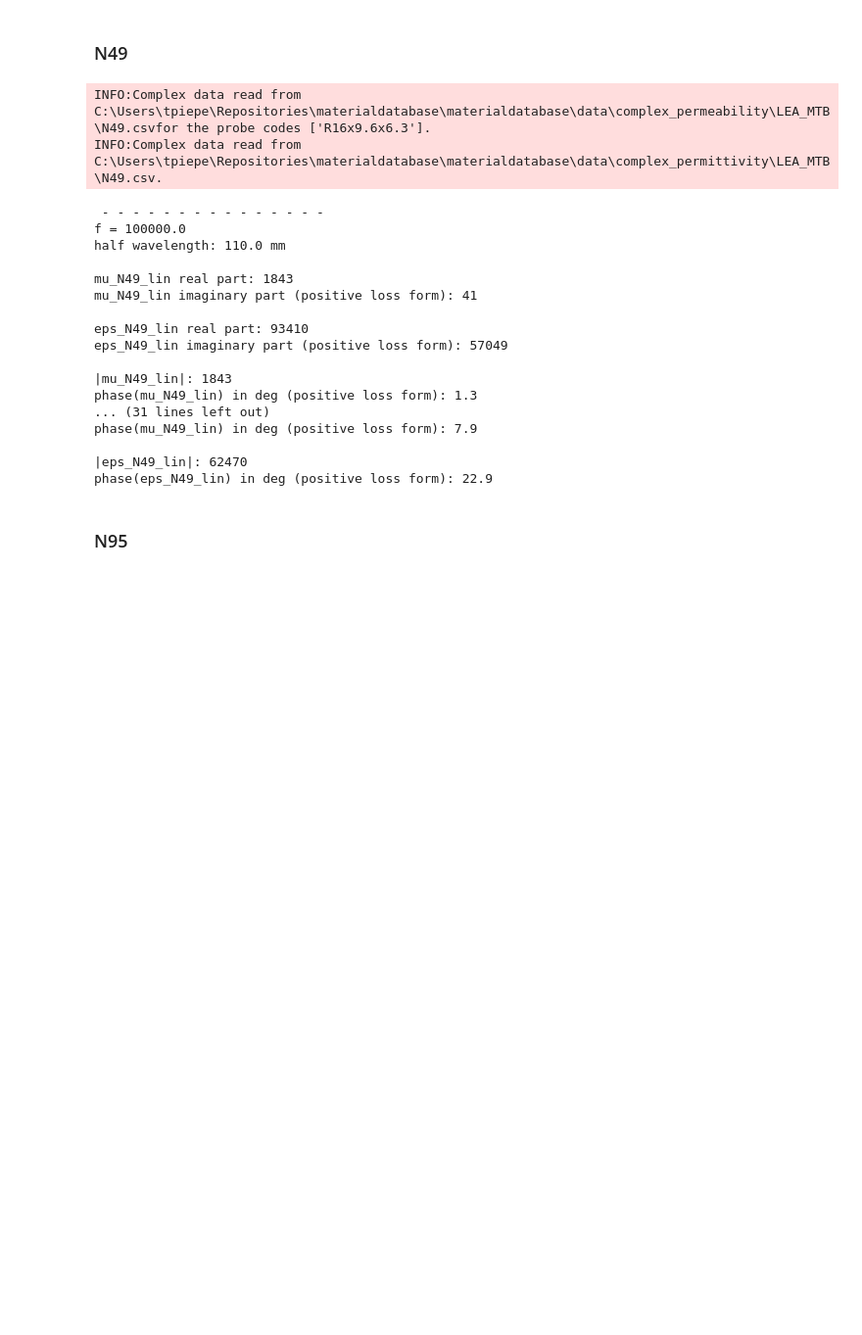
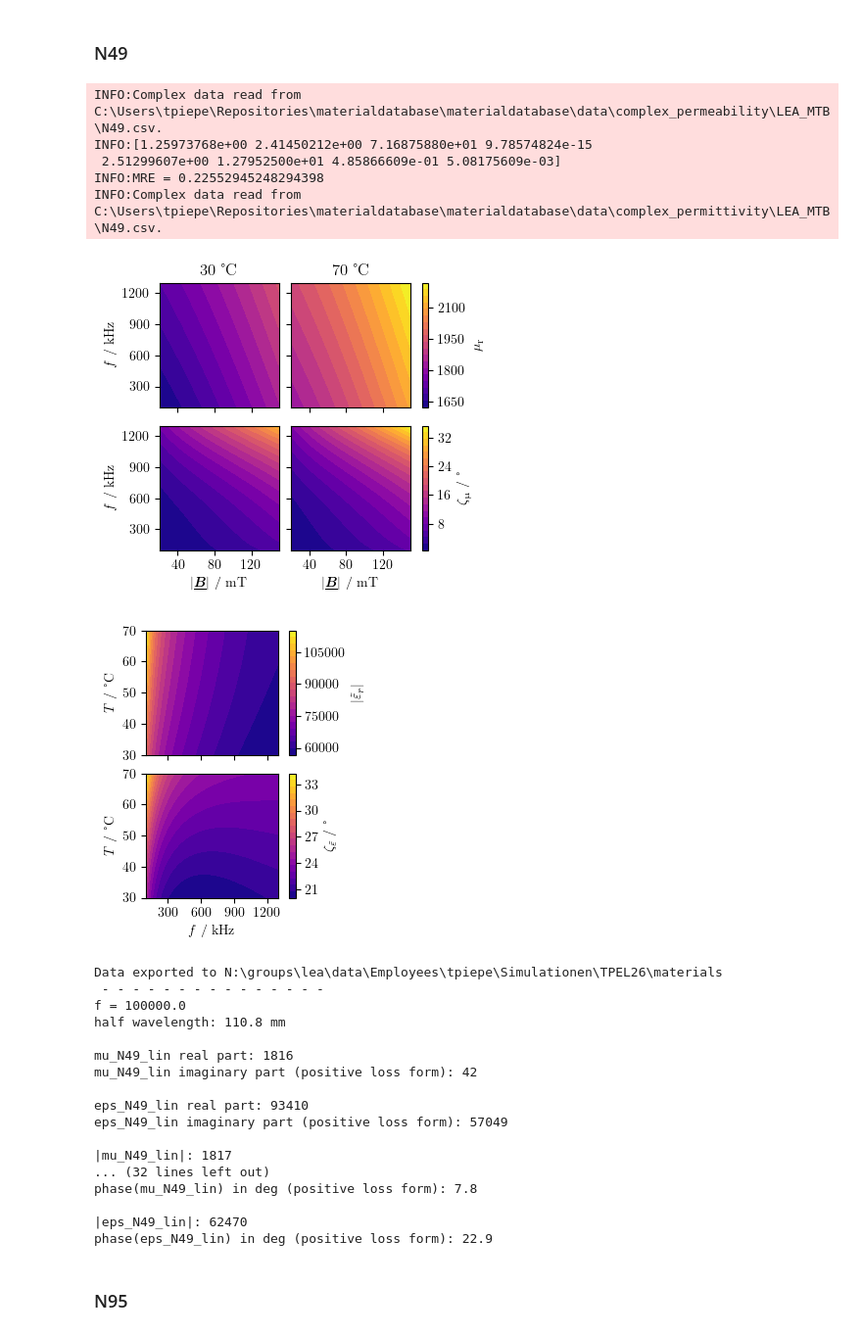
Before and after one commit to upb-lea/dimensional-performance-factor, a Jupyter notebook: dev/material_data.ipynb, the cells around one changed output. Shown at 98% size. Cells and saved outputs as stored; diff of their text form; code cells hidden in the pictures; blank space fills up the shorter version.

```diff
--- a/dev/material_data.ipynb
+++ b/dev/material_data.ipynb
@@ -15,11 +15,11 @@ from materialdatabase.processing.utils.constants import epsilon_0, mu_0
 logging.basicConfig(format='%(levelname)s:%(message)s', level=logging.INFO)
 
 # Plot settings
-plot = False
+plot = True
 path2grid_plot = paths.grafics
 
 # Save settings
-save_to_file = False
+save_to_file = True
 path2grid_export = paths.material_data
 
 # init a material database instance
@@ -28,24 +28,26 @@ mdb_data = mdb.Data()
 ### N49
 # %%
 material_name = mdb.Material.N49
-probe_codes = ["R16x9.6x6.3"]
+probe_codes = None
+# probe_codes = ["R16x9.6x6.3"]
+# probe_codes = ["65Y"]
 permeability_data_source = mdb.DataSource.LEA_MTB
 permittivity_data_source = mdb.DataSource.LEA_MTB
 
 # set limits to restrict the used fit data
-f_min_grid = 1e5
-f_max_grid = 1.3e6
+f_min = 100e3
+f_max = 1.3e6
 
 # Permeability
 permeability = mdb_data.get_complex_permeability(material=material_name,
                                                  data_source=permeability_data_source,
                                                  pv_fit_function=mdb.FitFunction.enhancedSteinmetz,
                                                  probe_codes=probe_codes)
-df_permeability_grid = permeability.to_grid(grid_frequency=np.linspace(f_min_grid, f_max_grid, 20),
-                                            grid_temperature=np.linspace(30, 70, 10),
+df_permeability_grid = permeability.to_grid(grid_frequency=np.linspace(f_min, f_max, 50),
+                                            grid_temperature=np.linspace(30, 70, 20),
                                             grid_flux_density=np.linspace(0, 0.2, 100),
-                                            f_min_measurement=f_min_grid,
-                                            f_max_measurement=f_max_grid,
+                                            f_min_measurement=None,
+                                            f_max_measurement=None,
                                             T_min_measurement=None,
                                             T_max_measurement=None,
                                             b_min_measurement=None,
@@ -54,10 +56,10 @@ df_permeability_grid = permeability.to_grid(grid_frequency=np.linspace(f_min_gri
 # Permittivity
 permittivity = mdb_data.get_complex_permittivity(material=material_name,
                                                  data_source=permittivity_data_source)
-df_permittivity_grid = permittivity.to_grid(grid_frequency=np.linspace(f_min_grid, f_max_grid, 50),
+df_permittivity_grid = permittivity.to_grid(grid_frequency=np.linspace(f_min, f_max, 50),
                                             grid_temperature=np.linspace(30, 70, 20),
-                                            f_min_measurement=f_min_grid,
-                                            f_max_measurement=f_max_grid,
+                                            f_min_measurement=f_min,
+                                            f_max_measurement=f_max,
                                             T_min_measurement=None,
                                             T_max_measurement=None)
 
@@ -70,7 +72,7 @@ if plot:
                            save_path=link2permeability_plot,
                            temps=[30, 70],
                            no_levels=20,
-                           f_min=f_min_grid, f_max=f_max_grid,
+                           f_min=f_min, f_max=f_max,
                            b_min=20e-3, b_max=150e-3)
 
     # Permittivity
@@ -99,49 +101,54 @@ for f in f_lin:
     # get linearized material data of N49 at 1 MHz, 60 C, 50 mT
     [mu_real], [mu_imag] = permeability.fit_real_and_imaginary_part_at_f_and_T(f_op=f, T_op=60, b_vals=np.array([50e-3]))
     eps_real, eps_imag = permittivity.fit_real_and_imaginary_part_at_f_and_T(f=f, T=60)
 
     # as complex numbers
     mu_N49_lin = mu_real - 1j * mu_imag
     eps_N49_lin = eps_real - 1j * eps_imag
 
     # wavelength
     k_ = 2 * np.pi * f * np.sqrt(mu_N49_lin * mu_0 * eps_N49_lin * epsilon_0)
     wavelength = 2 * np.pi / k_.real
 
 
     # print real and imaginary parts
     print(f" - - - - - - - - - - - - - - -")
     print(f"{f = :.1f}")
-    print(f"half wavelength: {wavelength / 2 * 1000:.1f} mmt\n")
+    print(f"half wavelength: {wavelength / 2 * 1000:.1f} mm\n")
 
     print(f"mu_N49_lin real part: {mu_N49_lin.real:.0f}")
     print(f"mu_N49_lin imaginary part (positive loss form): {-mu_N49_lin.imag:.0f}\n")
 
     print(f"eps_N49_lin real part: {eps_N49_lin.real:.0f}")
     print(f"eps_N49_lin imaginary part (positive loss form): {-eps_N49_lin.imag:.0f}\n")
 
     print(f"|mu_N49_lin|: {abs(mu_N49_lin):.0f}")
     print(f"phase(mu_N49_lin) in deg (positive loss form): {-np.rad2deg(np.arctan(mu_N49_lin.imag / mu_N49_lin.real)):.1f}\n")
 
     print(f"|eps_N49_lin|: {abs(eps_N49_lin):.0f}")
     print(f"phase(eps_N49_lin) in deg (positive loss form): {-np.rad2deg(np.arctan(eps_N49_lin.imag / eps_N49_lin.real)):.1f}\n")
 # %% [output]
-INFO:Complex data read from C:\Users\tpiepe\Repositories\materialdatabase\materialdatabase\data\complex_permeability\LEA_MTB\N49.csvfor the probe codes ['R16x9.6x6.3'].
+INFO:Complex data read from C:\Users\tpiepe\Repositories\materialdatabase\materialdatabase\data\complex_permeability\LEA_MTB\N49.csv.
+INFO:[1.25973768e+00 2.41450212e+00 7.16875880e+01 9.78574824e-15
+ 2.51299607e+00 1.27952500e+01 4.85866609e-01 5.08175609e-03]
+INFO:MRE = 0.22552945248294398
 INFO:Complex data read from C:\Users\tpiepe\Repositories\materialdatabase\materialdatabase\data\complex_permittivity\LEA_MTB\N49.csv.
+[figure, added]
+[figure, added]
+Data exported to N:\groups\lea\data\Employees\tpiepe\Simulationen\TPEL26\materials
  - - - - - - - - - - - - - - -
 f = 100000.0
-half wavelength: 110.0 mm
+half wavelength: 110.8 mm
 
-mu_N49_lin real part: 1843
-mu_N49_lin imaginary part (positive loss form): 41
+mu_N49_lin real part: 1816
+mu_N49_lin imaginary part (positive loss form): 42
 
 eps_N49_lin real part: 93410
 eps_N49_lin imaginary part (positive loss form): 57049
 
-|mu_N49_lin|: 1843
-phase(mu_N49_lin) in deg (positive loss form): 1.3
-... (31 lines left out)
-phase(mu_N49_lin) in deg (positive loss form): 7.9
+|mu_N49_lin|: 1817
+... (32 lines left out)
+phase(mu_N49_lin) in deg (positive loss form): 7.8
 
 |eps_N49_lin|: 62470
 phase(eps_N49_lin) in deg (positive loss form): 22.9
```
Also changed, not shown: parts of 2 cells of this notebook, 1 other file.
